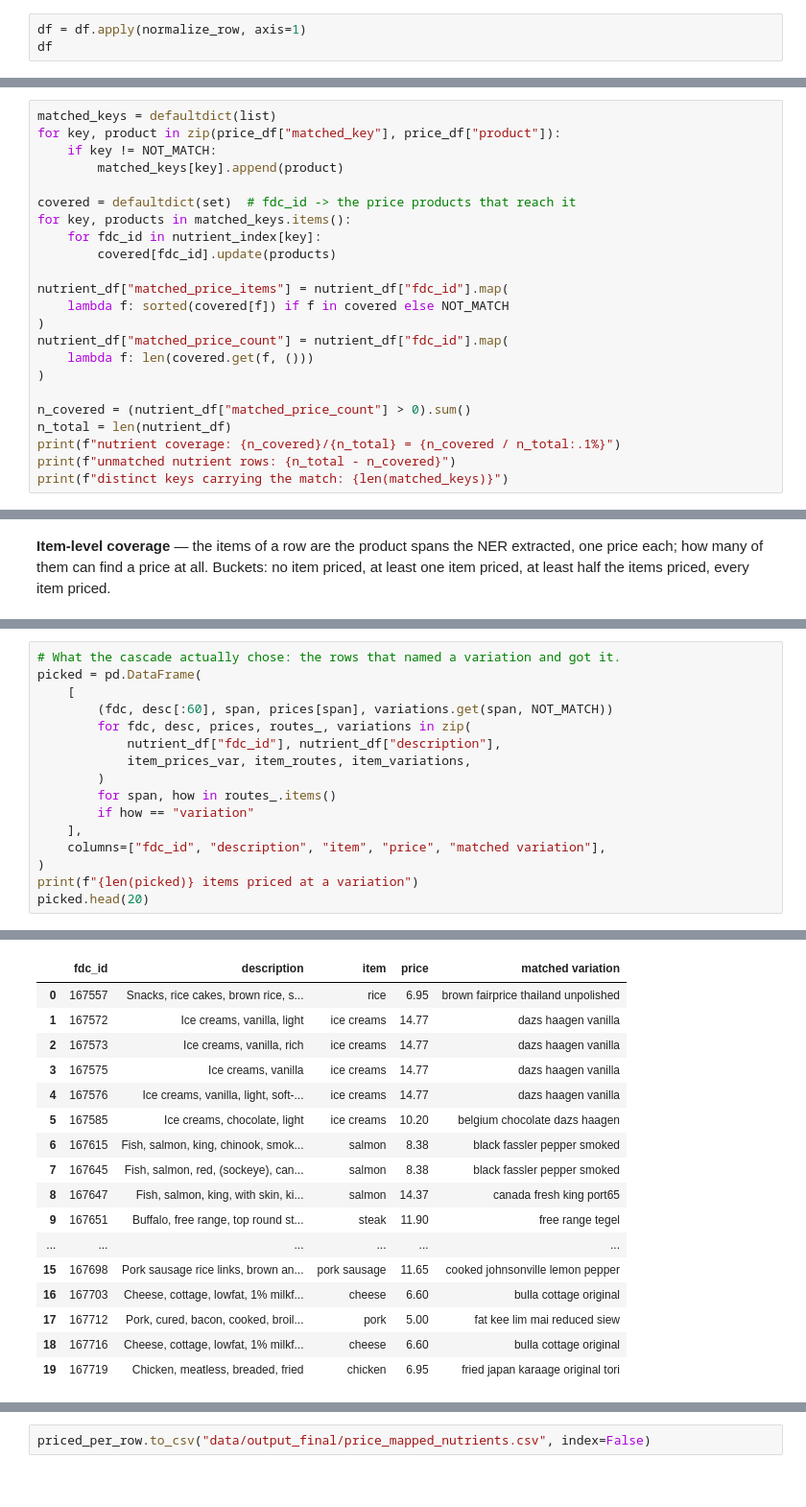
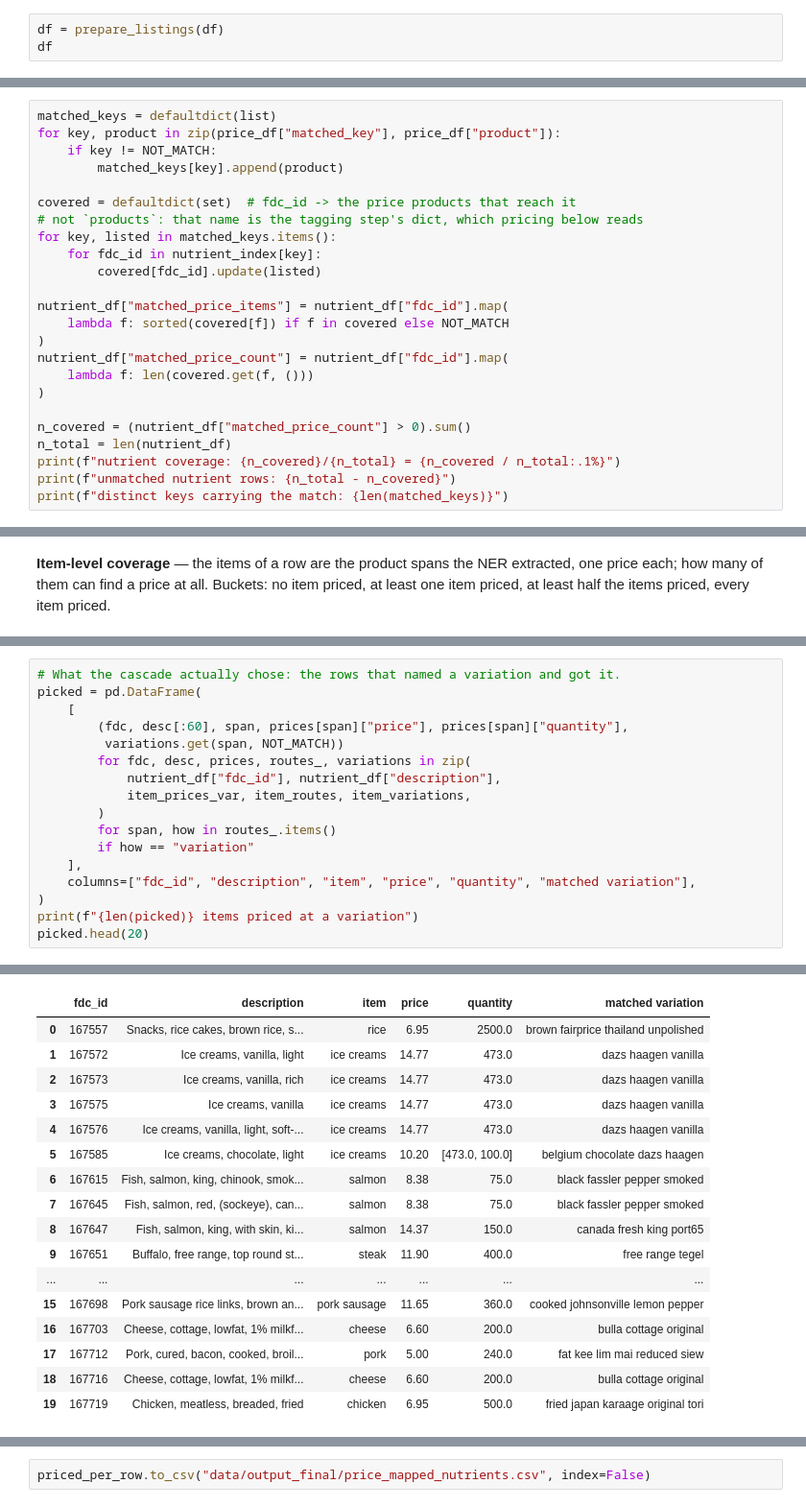
Before and after one commit to 2na3k/Workshop-Project-Submission-2026-10-10-AIS, a Jupyter notebook: SystemCode/remy/data-crawler/src/data_crawler/3_process_price.ipynb, the cells around one changed output, grey strips where cells are left out. Shown at 96% size. Cells and saved outputs as stored; diff of their text form.

```diff
--- a/SystemCode/remy/data-crawler/src/data_crawler/3_process_price.ipynb
+++ b/SystemCode/remy/data-crawler/src/data_crawler/3_process_price.ipynb
@@ -48,4 +102,4 @@ def normalize_row(row):
 # %%
-df = df.apply(normalize_row, axis=1)
+df = prepare_listings(df)
 df
 # %% [output]
@@ -699,9 +702,10 @@ for key, product in zip(price_df["matched_key"], price_df["product"]):
         matched_keys[key].append(product)
 
 covered = defaultdict(set)  # fdc_id -> the price products that reach it
-for key, products in matched_keys.items():
+# not `products`: that name is the tagging step's dict, which pricing below reads
+for key, listed in matched_keys.items():
     for fdc_id in nutrient_index[key]:
-        covered[fdc_id].update(products)
+        covered[fdc_id].update(listed)
 
 nutrient_df["matched_price_items"] = nutrient_df["fdc_id"].map(
     lambda f: sorted(covered[f]) if f in covered else NOT_MATCH
@@ -1229,7 +1252,8 @@ rows losing at least one item that way: 99
 # What the cascade actually chose: the rows that named a variation and got it.
 picked = pd.DataFrame(
     [
-        (fdc, desc[:60], span, prices[span], variations.get(span, NOT_MATCH))
+        (fdc, desc[:60], span, prices[span]["price"], prices[span]["quantity"],
+         variations.get(span, NOT_MATCH))
         for fdc, desc, prices, routes_, variations in zip(
             nutrient_df["fdc_id"], nutrient_df["description"],
             item_prices_var, item_routes, item_variations,
@@ -1237,7 +1261,7 @@ picked = pd.DataFrame(
         for span, how in routes_.items()
         if how == "variation"
     ],
-    columns=["fdc_id", "description", "item", "price", "matched variation"],
+    columns=["fdc_id", "description", "item", "price", "quantity", "matched variation"],
 )
 print(f"{len(picked)} items priced at a variation")
 picked.head(20)
@@ -1246,20 +1270,20 @@ picked.head(20)
-|  | fdc_id | description | item | price | matched variation |
-| 0 | 167557 | Snacks, rice cakes, brown rice, s... | rice | 6.95 | brown fairprice thailand unpolished |
-| 1 | 167572 | Ice creams, vanilla, light | ice creams | 14.77 | dazs haagen vanilla |
-| 2 | 167573 | Ice creams, vanilla, rich | ice creams | 14.77 | dazs haagen vanilla |
-| 3 | 167575 | Ice creams, vanilla | ice creams | 14.77 | dazs haagen vanilla |
-| 4 | 167576 | Ice creams, vanilla, light, soft-... | ice creams | 14.77 | dazs haagen vanilla |
-| 5 | 167585 | Ice creams, chocolate, light | ice creams | 10.20 | belgium chocolate dazs haagen |
-| 6 | 167615 | Fish, salmon, king, chinook, smok... | salmon | 8.38 | black fassler pepper smoked |
-| 7 | 167645 | Fish, salmon, red, (sockeye), can... | salmon | 8.38 | black fassler pepper smoked |
-| 8 | 167647 | Fish, salmon, king, with skin, ki... | salmon | 14.37 | canada fresh king port65 |
-| 9 | 167651 | Buffalo, free range, top round st... | steak | 11.90 | free range tegel |
-| ... | ... | ... | ... | ... | ... |
-| 15 | 167698 | Pork sausage rice links, brown an... | pork sausage | 11.65 | cooked johnsonville lemon pepper |
-| 16 | 167703 | Cheese, cottage, lowfat, 1% milkf... | cheese | 6.60 | bulla cottage original |
-| 17 | 167712 | Pork, cured, bacon, cooked, broil... | pork | 5.00 | fat kee lim mai reduced siew |
-| 18 | 167716 | Cheese, cottage, lowfat, 1% milkf... | cheese | 6.60 | bulla cottage original |
-| 19 | 167719 | Chicken, meatless, breaded, fried | chicken | 6.95 | fried japan karaage original tori |
+|  | fdc_id | description | item | price | quantity | matched variation |
+| 0 | 167557 | Snacks, rice cakes, brown rice, s... | rice | 6.95 | 2500.0 | brown fairprice thailand unpolished |
+| 1 | 167572 | Ice creams, vanilla, light | ice creams | 14.77 | 473.0 | dazs haagen vanilla |
+| 2 | 167573 | Ice creams, vanilla, rich | ice creams | 14.77 | 473.0 | dazs haagen vanilla |
+| 3 | 167575 | Ice creams, vanilla | ice creams | 14.77 | 473.0 | dazs haagen vanilla |
+| 4 | 167576 | Ice creams, vanilla, light, soft-... | ice creams | 14.77 | 473.0 | dazs haagen vanilla |
+| 5 | 167585 | Ice creams, chocolate, light | ice creams | 10.20 | [473.0, 100.0] | belgium chocolate dazs haagen |
+| 6 | 167615 | Fish, salmon, king, chinook, smok... | salmon | 8.38 | 75.0 | black fassler pepper smoked |
+| 7 | 167645 | Fish, salmon, red, (sockeye), can... | salmon | 8.38 | 75.0 | black fassler pepper smoked |
+| 8 | 167647 | Fish, salmon, king, with skin, ki... | salmon | 14.37 | 150.0 | canada fresh king port65 |
+| 9 | 167651 | Buffalo, free range, top round st... | steak | 11.90 | 400.0 | free range tegel |
+| ... | ... | ... | ... | ... | ... | ... |
+| 15 | 167698 | Pork sausage rice links, brown an... | pork sausage | 11.65 | 360.0 | cooked johnsonville lemon pepper |
+| 16 | 167703 | Cheese, cottage, lowfat, 1% milkf... | cheese | 6.60 | 200.0 | bulla cottage original |
+| 17 | 167712 | Pork, cured, bacon, cooked, broil... | pork | 5.00 | 240.0 | fat kee lim mai reduced siew |
+| 18 | 167716 | Cheese, cottage, lowfat, 1% milkf... | cheese | 6.60 | 200.0 | bulla cottage original |
+| 19 | 167719 | Chicken, meatless, breaded, fried | chicken | 6.95 | 500.0 | fried japan karaage original tori |
 # %%
 priced_per_row = nutrient_df[["fdc_id", "description"]].assign(
     product=nutrient_df["product"],
```
Also changed, not shown: parts of 32 cells of this notebook, 2 other files.
